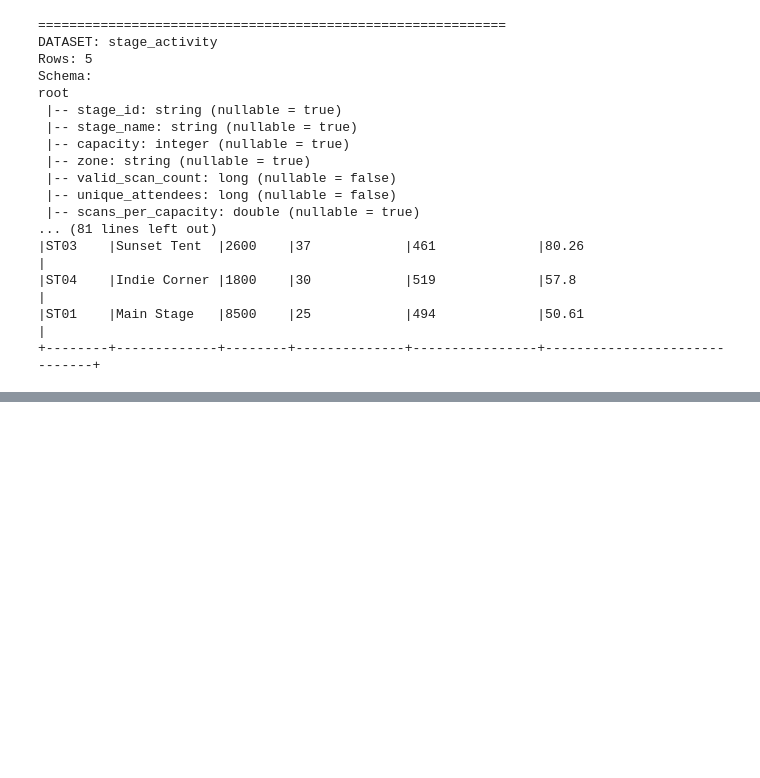
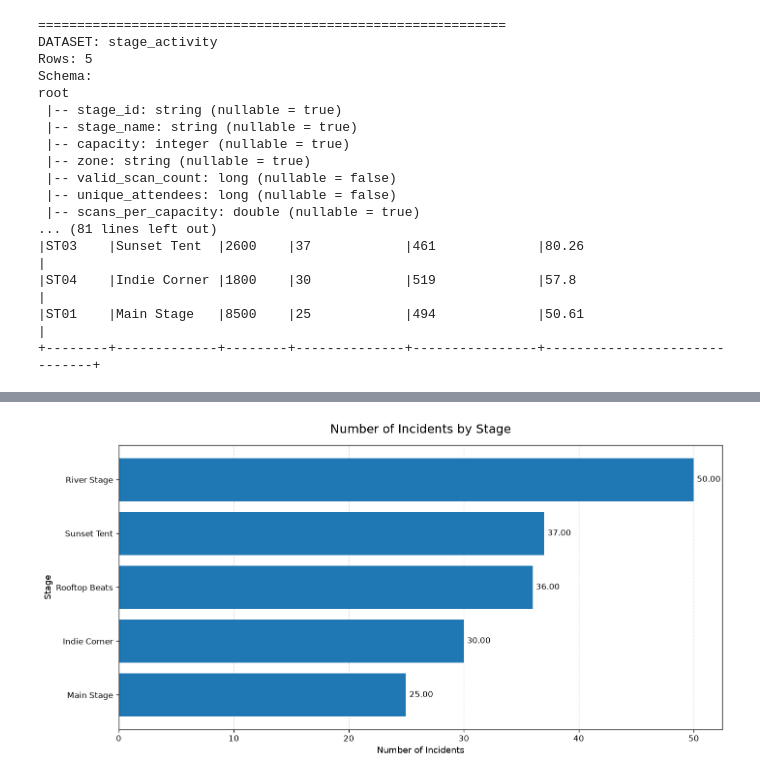
Before and after one commit to hemanthvaluecreed/Festival_Data_Dective_Spark, a Jupyter notebook: festive_analysis.ipynb, the cells around one changed output, grey strips where cells are left out. Saved outputs shown, nothing was run; the diff lists cells and outputs as text; code cells hidden in the pictures; blank space fills up the shorter version.

Commit message:
Analytical charts

```diff
--- a/festive_analysis.ipynb
+++ b/festive_analysis.ipynb
@@ -2324,0 +2395,14 @@ root
+# %%
+# INCIDENT ANALYSIS
+
+plot_spark_bar(
+    df=incident_activity,
+    category_col="stage_name",
+    value_col="incident_count",
+    title="Number of Incidents by Stage",
+    xlabel="Number of Incidents",
+    ylabel="Stage",
+    top_n=20
+)
+# %% [output]
+[figure, added]
```
Also changed, not shown: parts of 4 cells of this notebook.
